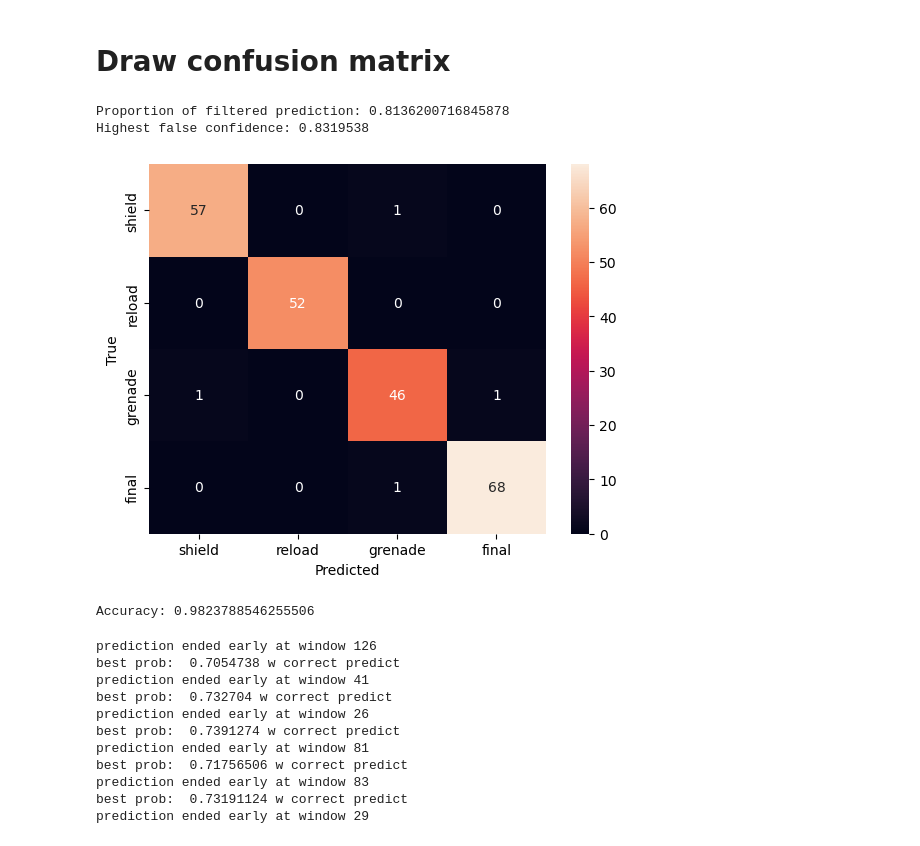
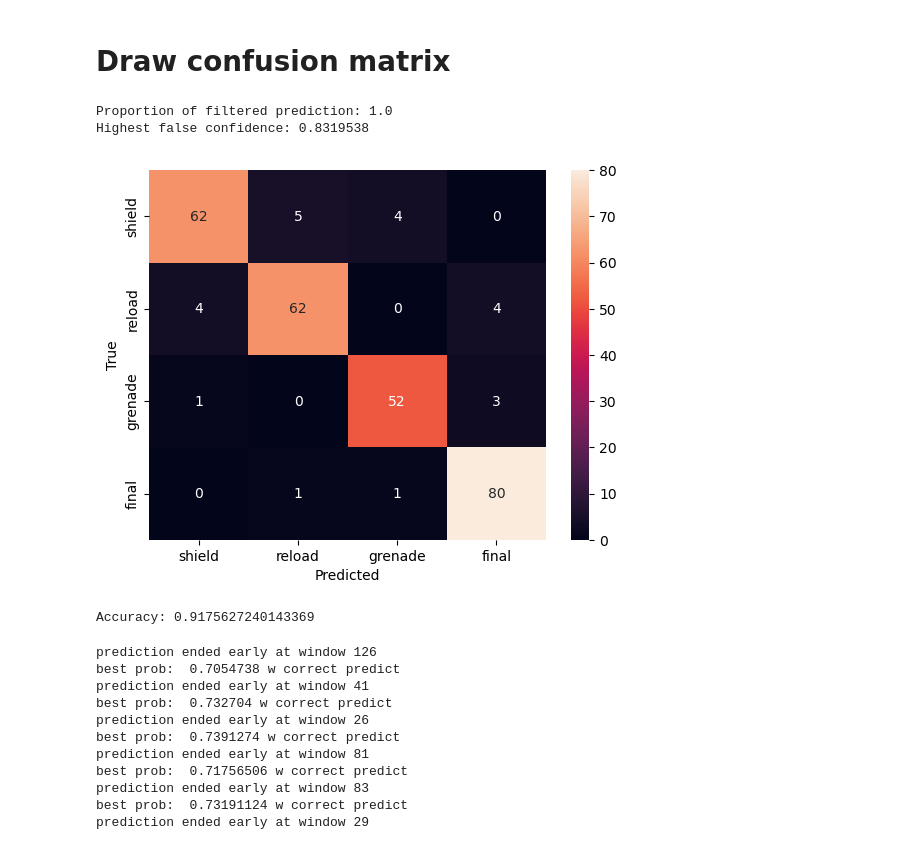
Before and after one commit to yuejunfeng0909/CG4002_CNN_Model, a Jupyter notebook: CNN.ipynb, the cells around one changed output. Saved outputs shown, nothing was run; the diff lists cells and outputs as text; code cells hidden in the pictures.

```diff
--- a/CNN.ipynb
+++ b/CNN.ipynb
@@ -275,38 +275,39 @@ highest_false_confidence = 0
 model.load_weights(checkpoint_filepath)
 y_prediction = model.predict(test_x)
 
-threshold = 0.7
+threshold = 0
+# threshold = 0.7
 # remove all the prediction with probability less than threshold
 filtered_pred = []
 filtered_test = []
 for i in range(len(y_prediction)):
     if np.max(y_prediction[i]) > threshold:
         filtered_pred.append(np.argmax(y_prediction[i]))
         filtered_test.append(np.argmax(test_y[i]))
     if np.max(y_prediction[i]) > highest_false_confidence and np.argmax(y_prediction[i]) != np.argmax(test_y[i]):
         highest_false_confidence = np.max(y_prediction[i])
 
 # print proportion of filtered prediction
 print("Proportion of filtered prediction: " + str(len(filtered_pred)/len(y_prediction)))
 
 # print highest false confidence
 print("Highest false confidence: " + str(highest_false_confidence))
 
 result = confusion_matrix(filtered_test, filtered_pred)
 
 # result = confusion_matrix(np.argmax(test_y, axis=1), y_prediction)
 sns.heatmap(result, annot=True, fmt="d", xticklabels=action_types, yticklabels=action_types)
 plt.xlabel("Predicted")
 plt.ylabel("True")
 plt.show()
 
 # print accuracy
 print("Accuracy: " + str(np.sum(np.diag(result))/np.sum(result)))
 # %% [output]
-Proportion of filtered prediction: 0.8136200716845878
+Proportion of filtered prediction: 1.0
 Highest false confidence: 0.8319538
-[figure, old version]
+[figure, new version]
-Accuracy: 0.9823788546255506
+Accuracy: 0.9175627240143369
 # %%
 # evaluate actual performance
 pred = []
```
Also changed, not shown: parts of 6 cells of this notebook.
